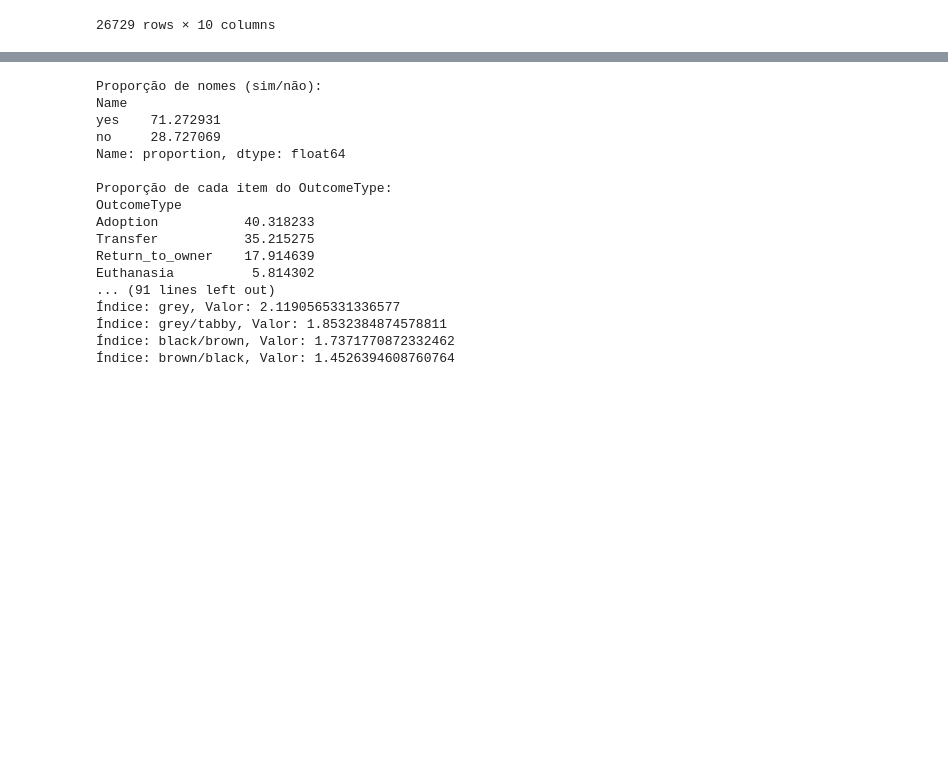
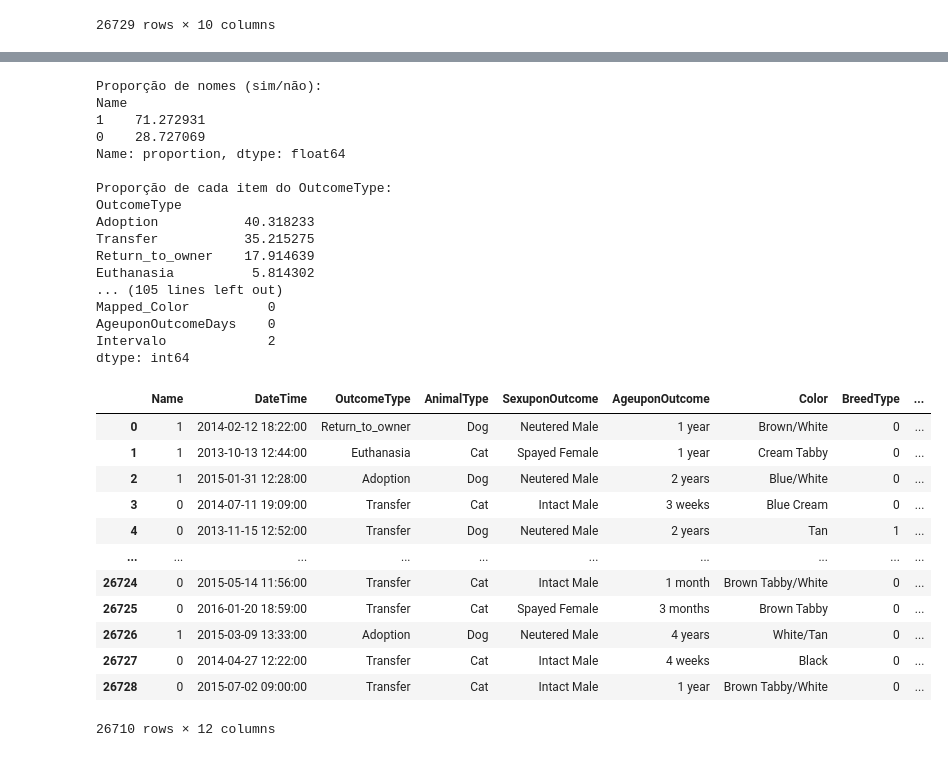
Before and after one commit to Stremps/Shelter-Outcome-Prediction, a Jupyter notebook: Shelter.ipynb, the cells around one changed output, grey strips where cells are left out. Saved outputs shown, nothing was run; the diff lists cells and outputs as text; code cells hidden in the pictures; blank space fills up the shorter version.

```diff
--- a/Shelter.ipynb
+++ b/Shelter.ipynb
@@ -287,40 +287,60 @@ males_only = males_only.dropna()
 
 # Calculate the proportion of castrated and uncastrated males
 gender_castrated_proportion = males_only.value_counts(normalize=True) * 100
 print("\nProporção de Machos (Castrados e Não Castrados):")
 print(gender_castrated_proportion)
 
 # 6) Color column proportion analysis
 color_proportion = df['Color'].value_counts(normalize=True)*100
 print("\nProporção de Color:")
 print(len(color_proportion))
 
 color_proportion = df['Mapped_Color'].value_counts(normalize=True)*100
 print("\nProporção de Mapped_Color:")
 print(len(color_proportion))
 
 for row in range(len(color_proportion)):
   indice = color_proportion.index[row]
   valor = color_proportion.iloc[row]
   print(f'Índice: {indice}, Valor: {valor}')
+
+# Verificar se há valores NaN nas colunas antes da conversão
+print('oi')
+print(df.isna().sum())
+
+
+display(df)
 # %% [output]
 Proporção de nomes (sim/não):
 Name
-yes    71.272931
-no     28.727069
+1    71.272931
+0    28.727069
 Name: proportion, dtype: float64
 
 Proporção de cada item do OutcomeType:
 OutcomeType
 Adoption           40.318233
 Transfer           35.215275
 Return_to_owner    17.914639
 Euthanasia          5.814302
-... (91 lines left out)
-Índice: grey, Valor: 2.1190565331336577
-Índice: grey/tabby, Valor: 1.8532384874578811
-Índice: black/brown, Valor: 1.7371770872332462
-Índice: brown/black, Valor: 1.4526394608760764
+... (105 lines left out)
+Mapped_Color          0
+AgeuponOutcomeDays    0
+Intervalo             2
+dtype: int64
+|  | Name | DateTime | OutcomeType | AnimalType | SexuponOutcome | AgeuponOutcome | Color | BreedType | ... |
+| 0 | 1 | 2014-02-12 18:22:00 | Return_to_owner | Dog | Neutered Male | 1 year | Brown/White | 0 | ... |
+| 1 | 1 | 2013-10-13 12:44:00 | Euthanasia | Cat | Spayed Female | 1 year | Cream Tabby | 0 | ... |
+| 2 | 1 | 2015-01-31 12:28:00 | Adoption | Dog | Neutered Male | 2 years | Blue/White | 0 | ... |
+| 3 | 0 | 2014-07-11 19:09:00 | Transfer | Cat | Intact Male | 3 weeks | Blue Cream | 0 | ... |
+| 4 | 0 | 2013-11-15 12:52:00 | Transfer | Dog | Neutered Male | 2 years | Tan | 1 | ... |
+| ... | ... | ... | ... | ... | ... | ... | ... | ... | ... |
+| 26724 | 0 | 2015-05-14 11:56:00 | Transfer | Cat | Intact Male | 1 month | Brown Tabby/White | 0 | ... |
+| 26725 | 0 | 2016-01-20 18:59:00 | Transfer | Cat | Spayed Female | 3 months | Brown Tabby | 0 | ... |
+| 26726 | 1 | 2015-03-09 13:33:00 | Adoption | Dog | Neutered Male | 4 years | White/Tan | 0 | ... |
+| 26727 | 0 | 2014-04-27 12:22:00 | Transfer | Cat | Intact Male | 4 weeks | Black | 0 | ... |
+| 26728 | 0 | 2015-07-02 09:00:00 | Transfer | Cat | Intact Male | 1 year | Brown Tabby/White | 0 | ... |
+26710 rows × 12 columns
 # %%
 # Categoric to numerical data conversion
 
```
Also changed, not shown: parts of 4 cells of this notebook.
